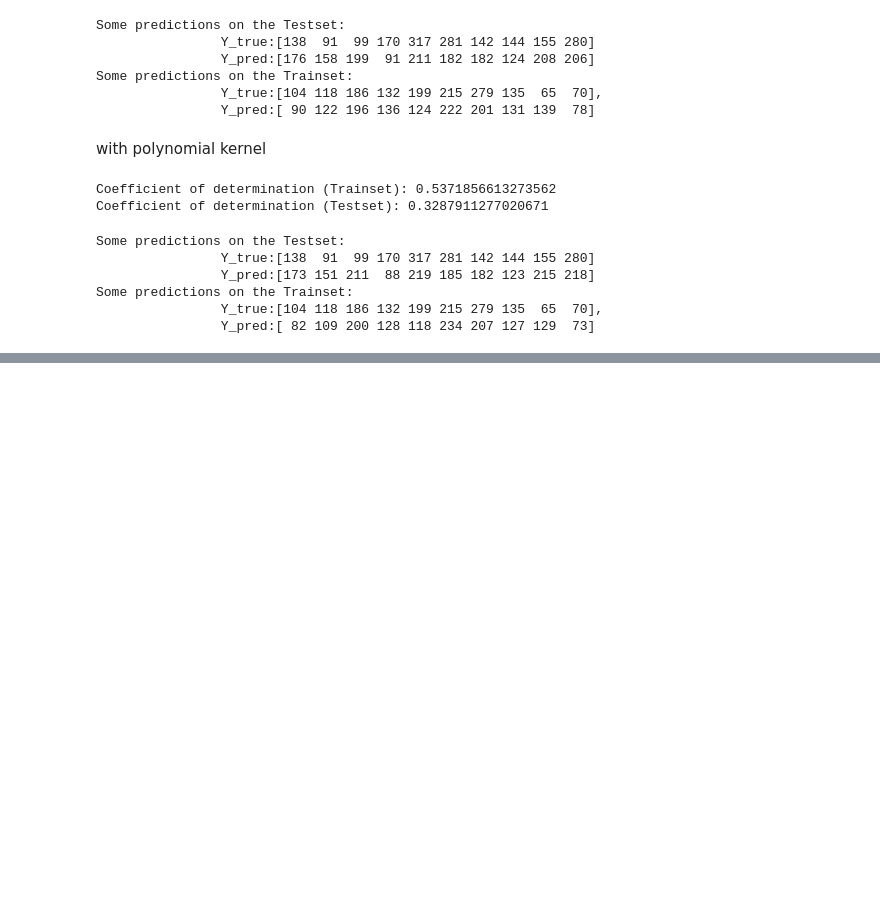
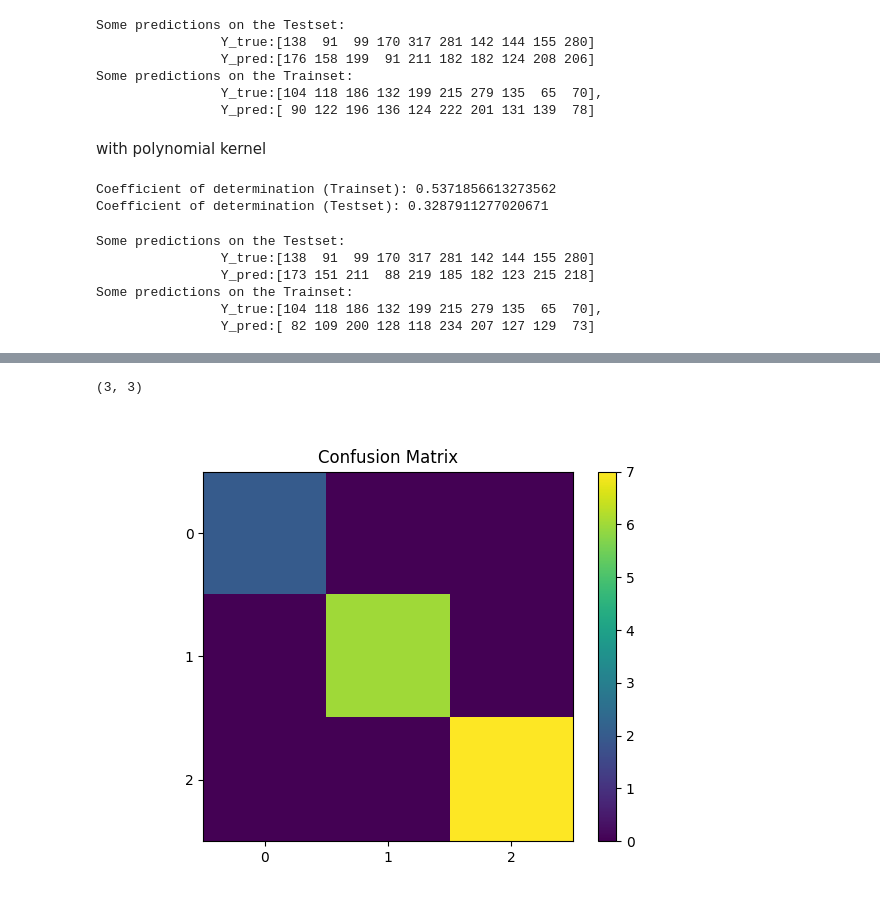
Before and after one commit to giorgiodema/Machine-Learning-2023, a Jupyter notebook: notebooks/07supervised_learning.ipynb, the cells around one changed output, grey strips where cells are left out. Saved outputs shown, nothing was run; the diff lists cells and outputs as text; code cells hidden in the pictures; blank space fills up the shorter version.

```diff
--- a/notebooks/07supervised_learning.ipynb
+++ b/notebooks/07supervised_learning.ipynb
@@ -276,0 +345,12 @@ Some predictions on the Trainset:
+# %%
+from sklearn.datasets import load_iris
+X_iris,Y_iris = load_iris(return_X_y=True)
+X_iris,Y_iris = sklearn.utils.shuffle(X_iris,Y_iris,random_state=9)
+
+X_iris_train = X_iris[0:int(0.9 * X_iris.shape[0])]
+Y_iris_train = Y_iris[0:int(0.9 * X_iris.shape[0])]
+X_iris_test  = X_iris[int(0.9 * X_iris.shape[0]):]
+Y_iris_test  = Y_iris[int(0.9 * X_iris.shape[0]):]
+
+print(f"{X_iris_train.shape},{Y_iris_train.shape}")
+print(f"{X_iris_test.shape},{Y_iris_test.shape}")
@@ -276,0 +360,6 @@ Some predictions on the Trainset:
+# %%
+from sklearn.metrics import confusion_matrix
+
+model_iris = LogisticRegression()
+model_iris.fit(X_iris_train,Y_iris_train)
+print(f"Accuracy (Testset): {model_iris.score(X_iris_test,Y_iris_test)}")
@@ -276,0 +375,17 @@ Some predictions on the Trainset:
+# %%
+conf_matrix = confusion_matrix(Y_iris_test,model_iris.predict(X_iris_test))
+conf_matrix.shape
+# %% [output]
+(3, 3)
+# %%
+%matplotlib ipympl
+import matplotlib.pyplot as plt
+fig,ax = plt.subplots()
+ax.set_title("Confusion Matrix")
+plot = ax.imshow(conf_matrix,cmap="viridis")
+fig.colorbar(plot)
+plt.xticks(range(min(Y_iris_train),max(Y_iris_train)+1))
+plt.yticks(range(min(Y_iris_train),max(Y_iris_train)+1))
+plt.show()
+# %% [output]
+[figure, added]
```
Also changed, not shown: parts of 11 cells of this notebook.
